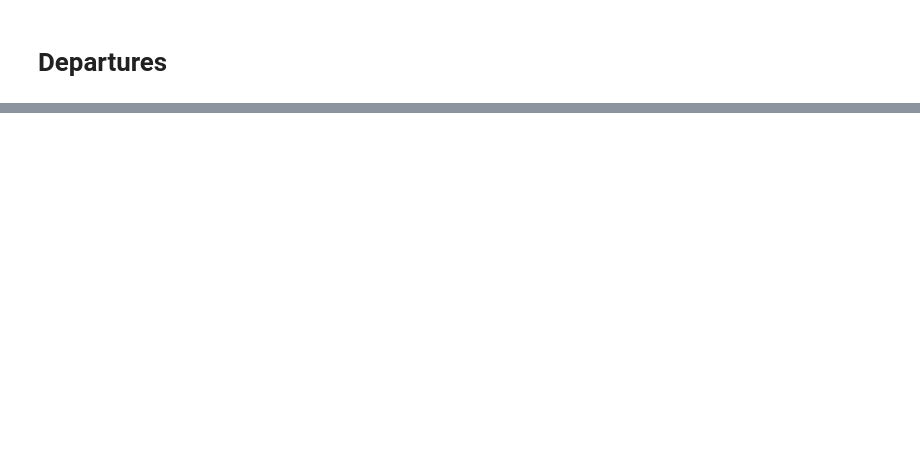
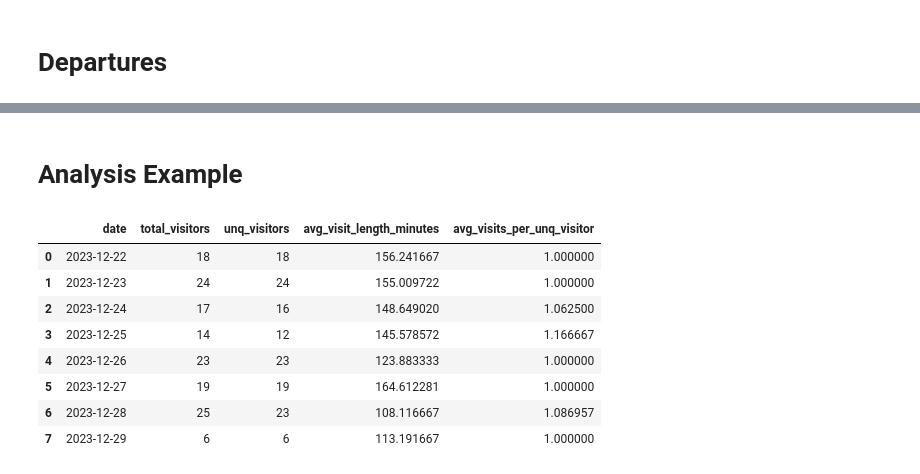
Before and after one commit to crmhaske/will_license_plate_demo, a Jupyter notebook: arrival_and_departure_records.ipynb, the cells around one changed output, grey strips where cells are left out. Cells and saved outputs as stored; diff of their text form; code cells hidden in the pictures; blank space fills up the shorter version.

Commit message:
departures and analysis example

```diff
--- a/arrival_and_departure_records.ipynb
+++ b/arrival_and_departure_records.ipynb
@@ -45,0 +33,22 @@ with sqlite3.connect(db_path) as db_conn:
+# %%
+# Connect to the database and create tables if they do not exist
+# ----
+# Note - if the database does not exist it will be created
+with sqlite3.connect(db_path) as db_conn:
+    db_cur = db_conn.cursor()  # cursor to execute SQL statements on db_conn
+
+    # Create tables if they do not already exist
+    ## Arrivals
+    if FRESH_START:
+        res = db_cur.execute('drop table arrivals')
+    res = db_cur.execute(
+    """create table if not exists arrivals(
+        arrival_record_id string, license_plate_number string, arrival_ts_utc timestamp, arrival_comment string, arrival_created_at_utc timestamp
+    )""")
+    ## Departures
+    if FRESH_START:
+        res = db_cur.execute('drop table departures')  # uncomment to delete table and start fresh
+    res = db_cur.execute(
+    """create table if not exists departures(
+        arrival_record_id string, license_plate_number string, departure_ts_utc timestamp, departure_comment string, departure_created_at_utc timestamp
+    )""")
@@ -89,0 +265,33 @@ new_departures = os.listdir(os.path.join(departures_path, 'staging'))
+# %% [markdown]
+# Analysis Example
+# %%
+with sqlite3.connect(db_path) as db_conn:
+    db_cur = db_conn.cursor()
+    df = pd.DataFrame(db_cur.execute("""
+    select date(arrival_ts_utc) as date,
+        count(*) as total_visitors,
+        count(distinct license_plate_number) as unq_visitors,
+        sum(visit_duration_minutes)/count(*) as avg_visit_length_minutes,
+        count(*)*1.0/count(distinct license_plate_number) as avg_visits_per_unq_visitor
+    from (
+        select a.arrival_record_id,
+            a.license_plate_number,
+            a.arrival_ts_utc,
+            b.departure_ts_utc,
+            (julianday(departure_ts_utc) - julianday(arrival_ts_utc))*24*60 as visit_duration_minutes
+        from arrivals a
+            left join departures b on a.arrival_record_id = b.arrival_record_id
+    )
+    group by 1
+    """).fetchall(),columns=['date', 'total_visitors', 'unq_visitors', 'avg_visit_length_minutes', 'avg_visits_per_unq_visitor'])
+df.head(10)
+# %% [output]
+|  | date | total_visitors | unq_visitors | avg_visit_length_minutes | avg_visits_per_unq_visitor |
+| 0 | 2023-12-22 | 18 | 18 | 156.241667 | 1.000000 |
+| 1 | 2023-12-23 | 24 | 24 | 155.009722 | 1.000000 |
+| 2 | 2023-12-24 | 17 | 16 | 148.649020 | 1.062500 |
+| 3 | 2023-12-25 | 14 | 12 | 145.578572 | 1.166667 |
+| 4 | 2023-12-26 | 23 | 23 | 123.883333 | 1.000000 |
+| 5 | 2023-12-27 | 19 | 19 | 164.612281 | 1.000000 |
+| 6 | 2023-12-28 | 25 | 23 | 108.116667 | 1.086957 |
+| 7 | 2023-12-29 | 6 | 6 | 113.191667 | 1.000000 |
```
Also changed, not shown: parts of 7 cells of this notebook, 2 other files.
